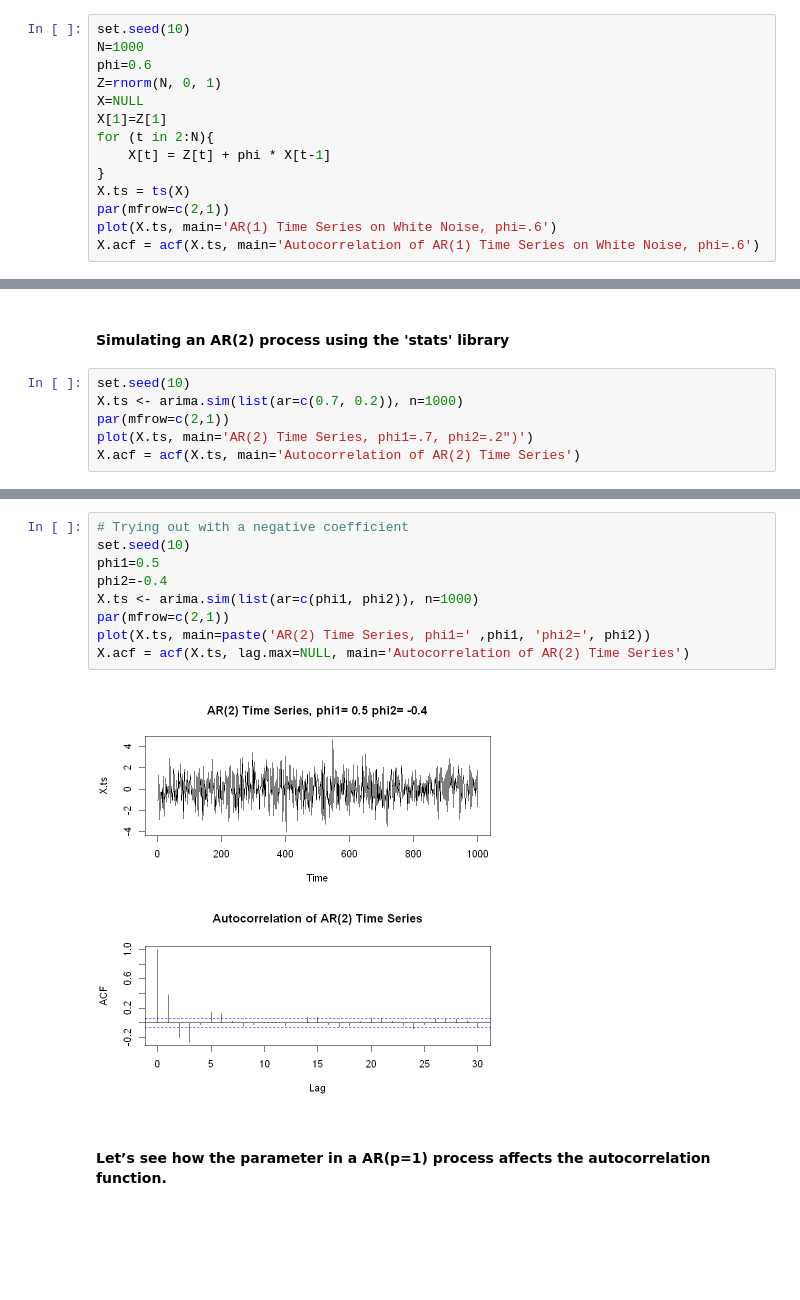
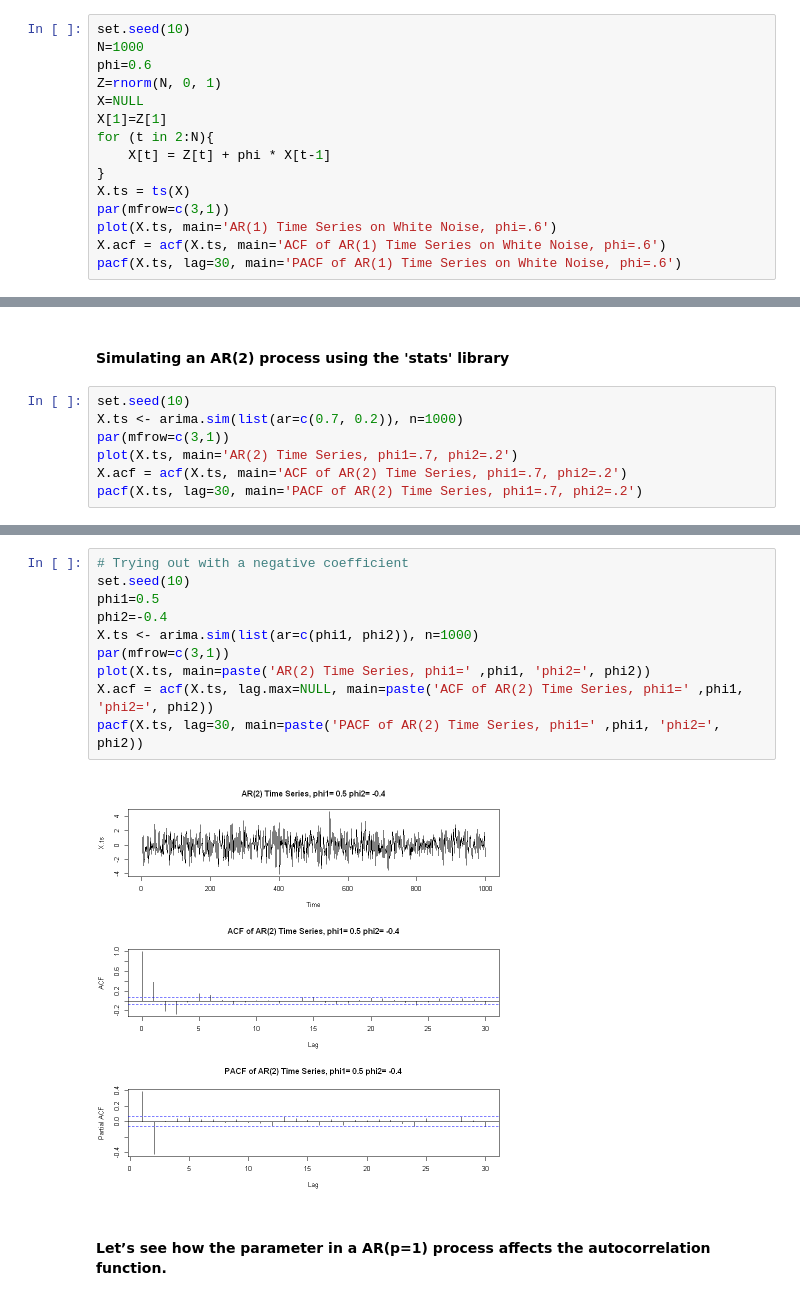
Before and after one commit to ConflictedPhilosopher/Time-series-analysis, a Jupyter notebook: Simulating-Random-Processes.ipynb, the cells around one changed output, grey strips where cells are left out. Drawn from its saved outputs; the diff is of its cells as text; blank space fills up the shorter version.

```diff
--- a/Simulating-Random-Processes.ipynb
+++ b/Simulating-Random-Processes.ipynb
@@ -100,7 +102,8 @@ for (t in 2:N){
     X[t] = Z[t] + phi * X[t-1]
 }
 X.ts = ts(X)
-par(mfrow=c(2,1))
+par(mfrow=c(3,1))
 plot(X.ts, main='AR(1) Time Series on White Noise, phi=.6')
-X.acf = acf(X.ts, main='Autocorrelation of AR(1) Time Series on White Noise, phi=.6')
+X.acf = acf(X.ts, main='ACF of AR(1) Time Series on White Noise, phi=.6')
+pacf(X.ts, lag=30, main='PACF of AR(1) Time Series on White Noise, phi=.6')
 # %% [output]
@@ -110,7 +113,8 @@ X.acf = acf(X.ts, main='Autocorrelation of AR(1) Time Series on White Noise, phi
 # %%
 set.seed(10)
 X.ts <- arima.sim(list(ar=c(0.7, 0.2)), n=1000)
-par(mfrow=c(2,1))
-plot(X.ts, main='AR(2) Time Series, phi1=.7, phi2=.2")')
-X.acf = acf(X.ts, main='Autocorrelation of AR(2) Time Series')
+par(mfrow=c(3,1))
+plot(X.ts, main='AR(2) Time Series, phi1=.7, phi2=.2')
+X.acf = acf(X.ts, main='ACF of AR(2) Time Series, phi1=.7, phi2=.2')
+pacf(X.ts, lag=30, main='PACF of AR(2) Time Series, phi1=.7, phi2=.2')
 # %% [output]
@@ -118,14 +122,15 @@ X.acf = acf(X.ts, main='Autocorrelation of AR(2) Time Series')
 # %%
 # Trying out with a negative coefficient
 set.seed(10)
 phi1=0.5
 phi2=-0.4
 X.ts <- arima.sim(list(ar=c(phi1, phi2)), n=1000)
-par(mfrow=c(2,1))
+par(mfrow=c(3,1))
 plot(X.ts, main=paste('AR(2) Time Series, phi1=' ,phi1, 'phi2=', phi2))
-X.acf = acf(X.ts, lag.max=NULL, main='Autocorrelation of AR(2) Time Series')
+X.acf = acf(X.ts, lag.max=NULL, main=paste('ACF of AR(2) Time Series, phi1=' ,phi1, 'phi2=', phi2))
+pacf(X.ts, lag=30, main=paste('PACF of AR(2) Time Series, phi1=' ,phi1, 'phi2=', phi2))
 # %% [output]
-[figure, old version]
+[figure, new version]
 # %% [markdown]
 #### Let’s see how the parameter in a AR(p=1) process affects the autocorrelation function.
 # %%
```
Also changed, not shown: parts of 4 cells of this notebook, 12 other files.
